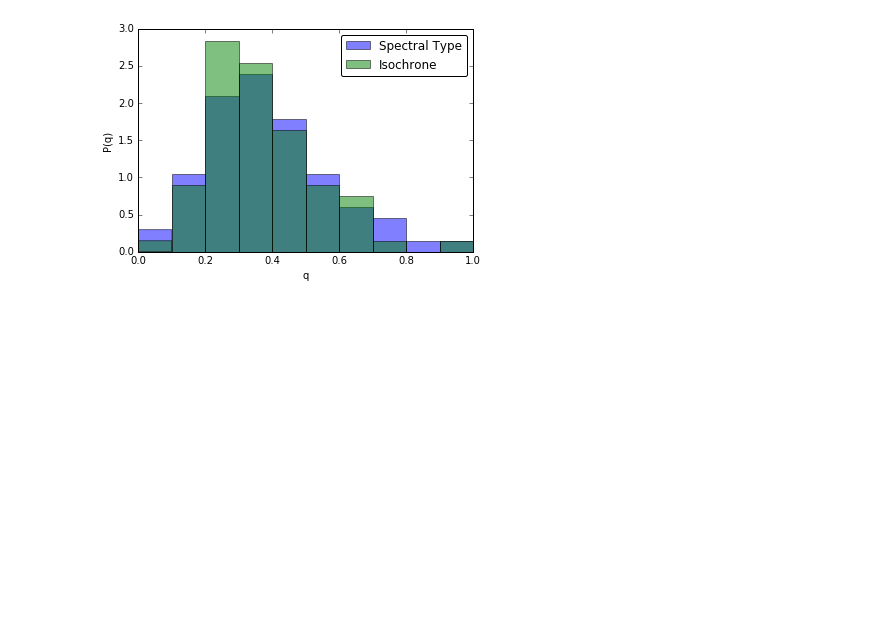
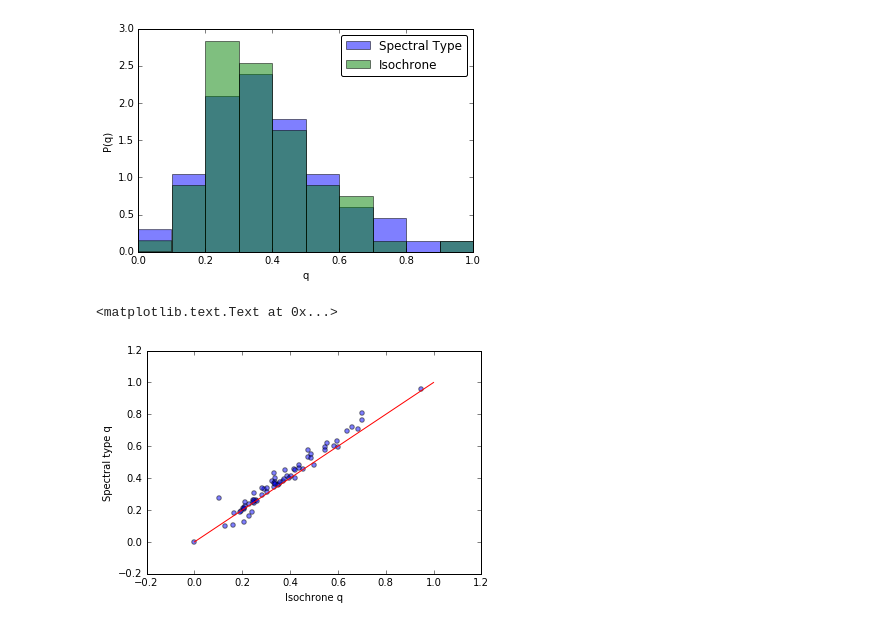
Before and after one commit to kgullikson88/BinaryInference, a Jupyter notebook: MassRatioPriors.ipynb, the cells around one changed output. Saved outputs shown, nothing was run; the diff lists cells and outputs as text; code cells hidden in the pictures; blank space fills up the shorter version.

Commit message:
Added plot comparing the mass ratios from both methods.

```diff
--- a/MassRatioPriors.ipynb
+++ b/MassRatioPriors.ipynb
@@ -152,3 +152,11 @@ plt.ylabel('P(q)')
 # %% [output]
 <matplotlib.text.Text at 0x...>
 [figure]
+# %%
+plt.scatter(iso_q, spt_q, alpha=0.5)
+plt.plot((0, 1), (0, 1), 'r-')
+plt.xlabel('Isochrone q')
+plt.ylabel('Spectral type q')
+# %% [output]
+<matplotlib.text.Text at 0x...>
+[figure, added]
```
